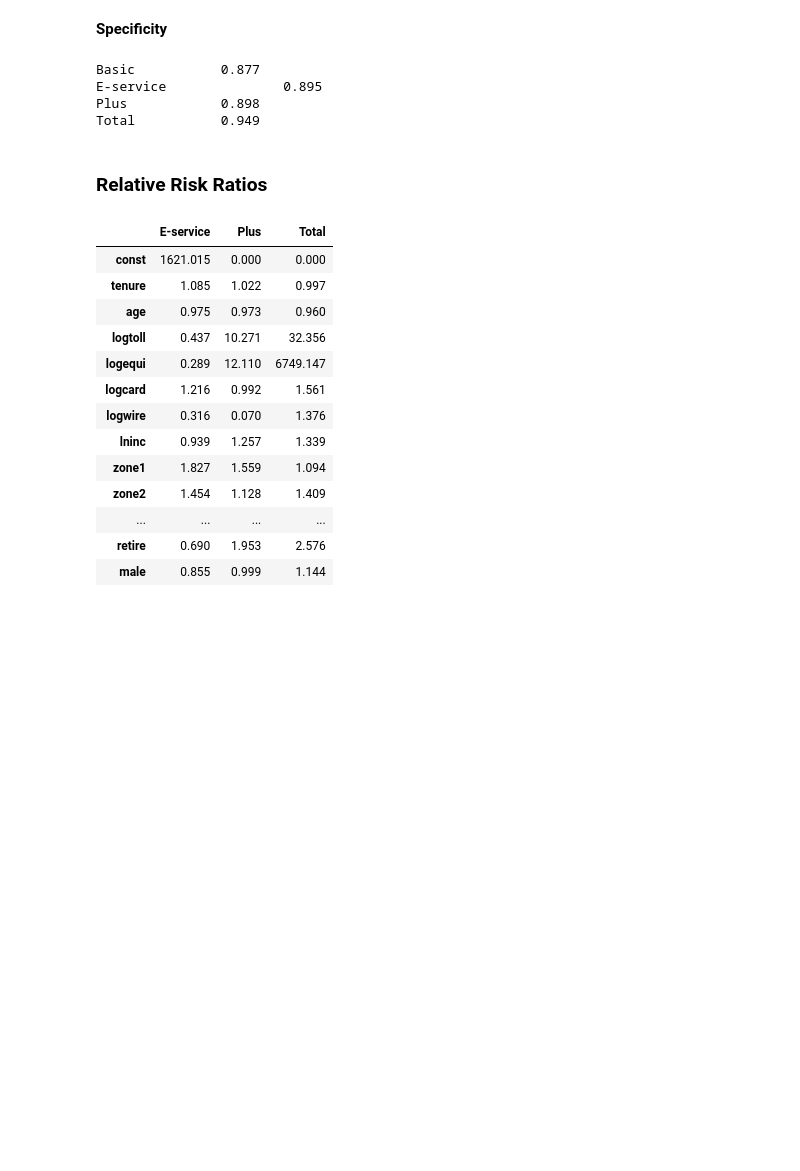
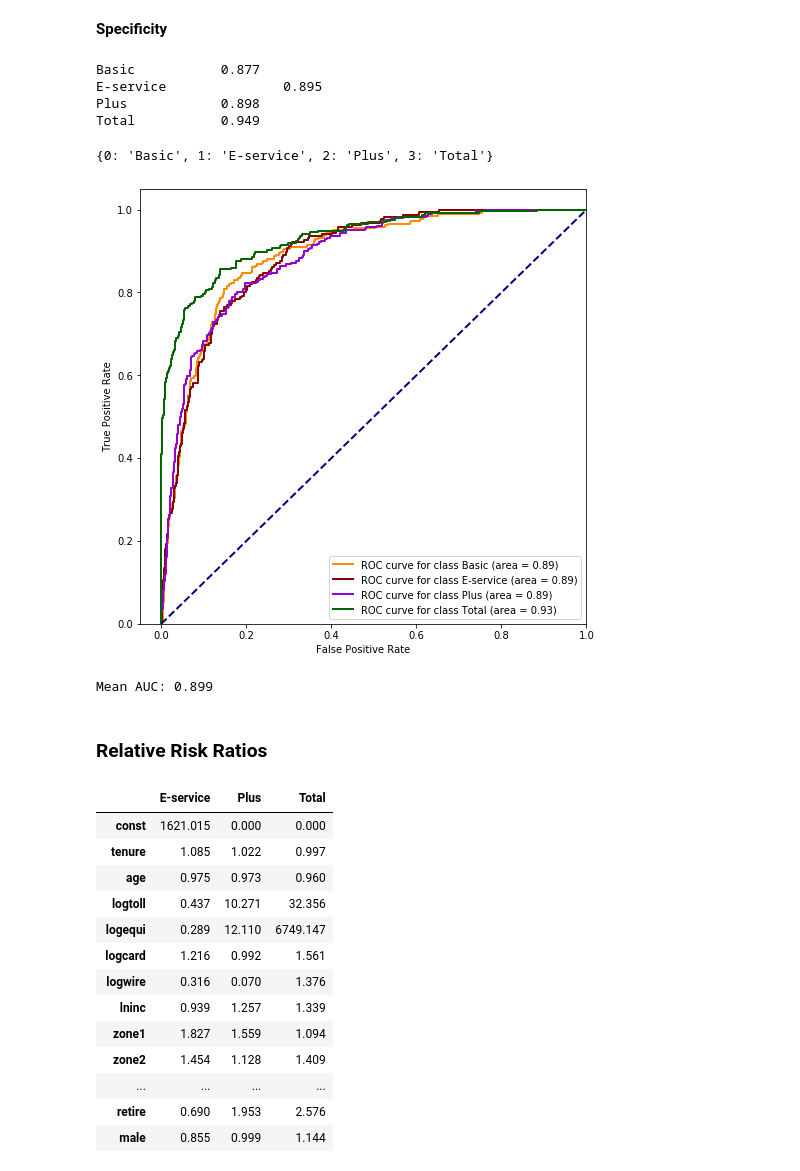
Before and after one commit to Mist3r-R/da-hse-sse-2020, a Jupyter notebook: 11.04_Rogovets.ipynb, the cells around one changed output. Drawn from its saved outputs; the diff is of its cells as text; code cells hidden in the pictures; blank space fills up the shorter version.

Commit message:
Add AUC ROC for 11/04 to assess the quality of the model in the task

```diff
--- a/11.04_Rogovets.ipynb
+++ b/11.04_Rogovets.ipynb
@@ -406,6 +408,35 @@ Basic           0.877
 E-service               0.895
 Plus            0.898
 Total           0.949
+# %%
+fitted.model._ynames_map
+# %% [output]
+{0: 'Basic', 1: 'E-service', 2: 'Plus', 3: 'Total'}
+# %%
+classes=['Basic', 'E-service', 'Plus', 'Total']
+colors = ['darkorange', 'darkred', 'darkviolet', 'darkgreen']
+y_real = label_binarize(Y, classes=classes)
+y_pred = fitted.predict()
+# %%
+plt.figure(figsize=(8,8))
+scores = []
+for i in range(len(classes)):
+    fpr, tpr, _ = roc_curve(y_real[:,i], y_pred[:,i])
+    score = auc(fpr, tpr)
+    scores.append(score)
+    plt.plot(fpr, tpr, color=colors[i], lw=2,
+             label='ROC curve for class {} (area = {:.2f})'.format(classes[i], score))
+plt.plot([0, 1], [0, 1], color='navy', lw=2, linestyle='--')
+plt.xlim([-0.05, 1.0])
+plt.ylim([0.0, 1.05])
+plt.xlabel('False Positive Rate')
+plt.ylabel('True Positive Rate')
+plt.legend(loc='lower right')
+plt.show()
+print('Mean AUC: {:.3f}'.format(np.mean(scores)))
+# %% [output]
+[figure, added]
+Mean AUC: 0.899
 # %% [markdown]
 ### Relative Risk Ratios
 # %%
```
Also changed, not shown: parts of 2 cells of this notebook.
